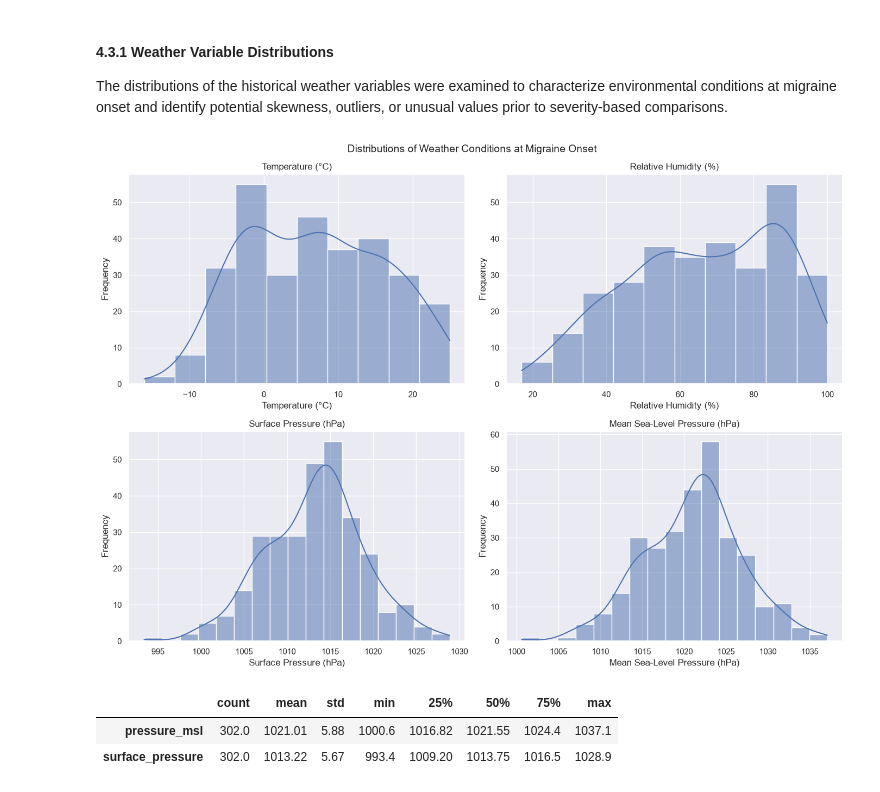
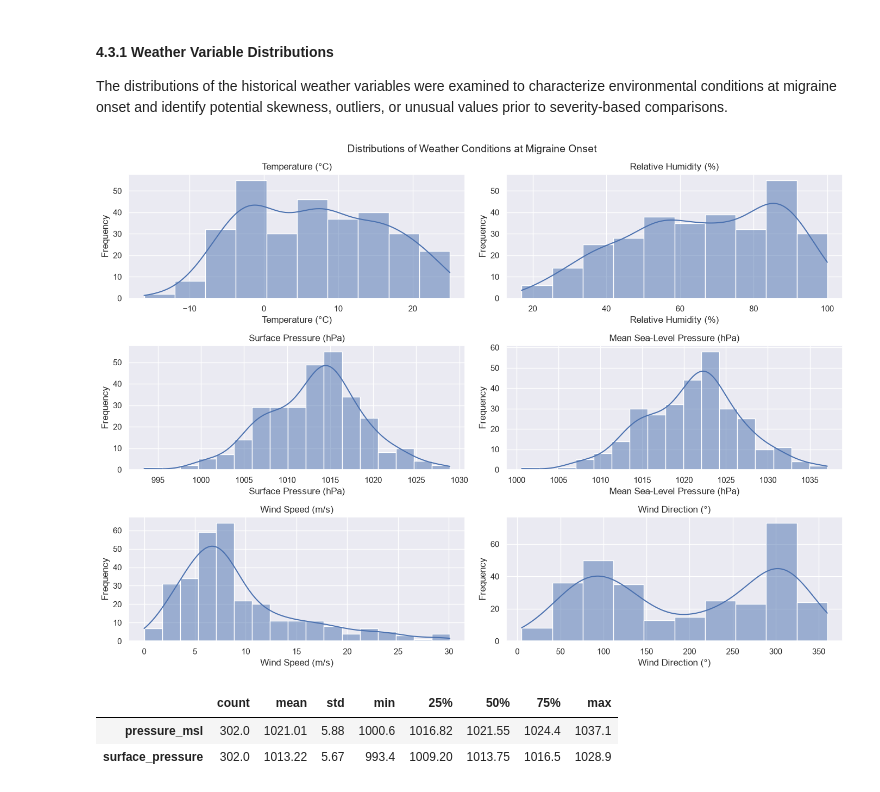
Before and after one commit to rebeccarickard/migraine-severity-prediction, a Jupyter notebook: Notebooks/03_Exploratory_Data_Analysis.ipynb, the cells around one changed output. Saved outputs shown, nothing was run; the diff lists cells and outputs as text; code cells hidden in the pictures.

```diff
--- a/Notebooks/03_Exploratory_Data_Analysis.ipynb
+++ b/Notebooks/03_Exploratory_Data_Analysis.ipynb
@@ -664,38 +681,40 @@ weather_labels = {
     "relative_humidity_2m": "Relative Humidity (%)",
     "pressure_msl": "Mean Sea-Level Pressure (hPa)",
     "surface_pressure": "Surface Pressure (hPa)",
+    "wind_speed_10m": "Wind Speed (m/s)",
+    "wind_direction_10m": "Wind Direction (°)",
 }
 
 # Plot distributions of raw weather variables
 fig, axes = plt.subplots(
-    nrows=2,
+    nrows=3,
     ncols=2,
     figsize=(14, 10)
 )
 
 axes = axes.flatten()
 
 for ax, feature in zip(axes, WEATHER_RAW_FEATURES):
     sns.histplot(
         data=weather_model_df,
         x=feature,
         kde=True,
         ax=ax
     )
 
     ax.set_title(weather_labels[feature])
     ax.set_xlabel(weather_labels[feature])
     ax.set_ylabel("Frequency")
 
 plt.suptitle(
     "Distributions of Weather Conditions at Migraine Onset",
     fontsize=14
 )
 
 plt.tight_layout()
 plt.show()
 # %% [output]
-[figure, old version]
+[figure, new version]
 # %%
 # Compare the two pressure measurements
 weather_model_df[
```
Also changed, not shown: parts of 29 cells of this notebook, 5 other files.
